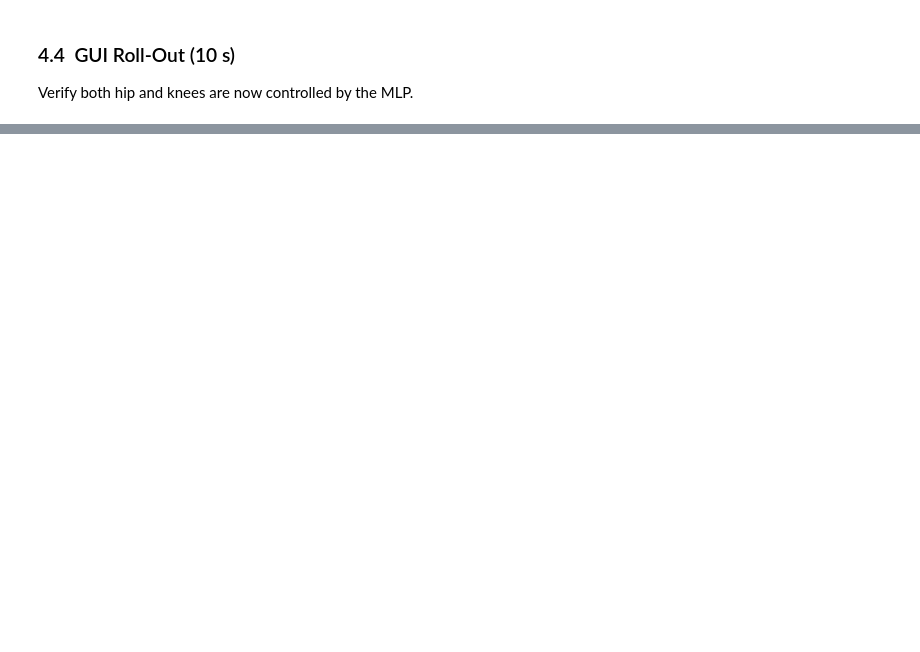
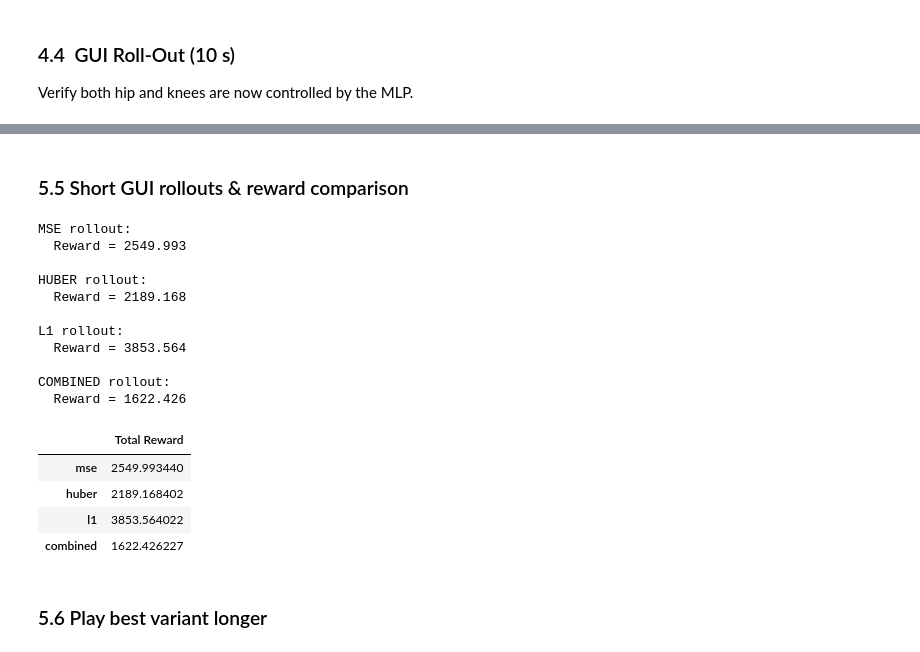
Before and after one commit to yunusdanabas/passive_walker_rl, a Jupyter notebook: passive_walker/bc/BehaviourClonning.ipynb, the cells around one changed output, grey strips where cells are left out. Saved outputs shown, nothing was run; the diff lists cells and outputs as text; code cells hidden in the pictures; blank space fills up the shorter version.

```diff
--- a/passive_walker/bc/BehaviourClonning.ipynb
+++ b/passive_walker/bc/BehaviourClonning.ipynb
@@ -425,0 +514,49 @@ np.random.seed(SEED)
+# %% [markdown]
+### 5.5 Short GUI rollouts & reward comparison
+# %%
+def gui_rollout(model, duration):
+    env = PassiveWalkerEnv(
+        xml_path=XML_PATH,
+        simend=duration,
+        use_nn_for_hip=True,
+        use_nn_for_knees=True,
+        use_gui=True
+    )
+    obs = env.reset()
+    done = False
+    total = 0.0
+    while not done and not glfw.window_should_close(env.window):
+        act = np.array(model(jnp.array(obs)))
+        obs, r, done, _ = env.step(act)
+        total += r
+        env.render()
+    env.close()
+    return total
+
+rewards = {}
+for name, (model, _) in results.items():
+    print(f"\n{name.upper()} rollout:")
+    rewards[name] = gui_rollout(model, SIM_DURATION)
+    print(f"  Reward = {rewards[name]:.3f}")
+
+import pandas as pd
+pd.DataFrame.from_dict(rewards, orient='index', columns=['Total Reward'])
+# %% [output]
+MSE rollout:
+  Reward = 2549.993
+
+HUBER rollout:
+  Reward = 2189.168
+
+L1 rollout:
+  Reward = 3853.564
+
+COMBINED rollout:
+  Reward = 1622.426
+|  | Total Reward |
+| mse | 2549.993440 |
+| huber | 2189.168402 |
+| l1 | 3853.564022 |
+| combined | 1622.426227 |
+# %% [markdown]
+### 5.6 Play best variant longer
```
Also changed, not shown: parts of 19 cells of this notebook, 1 other file.
